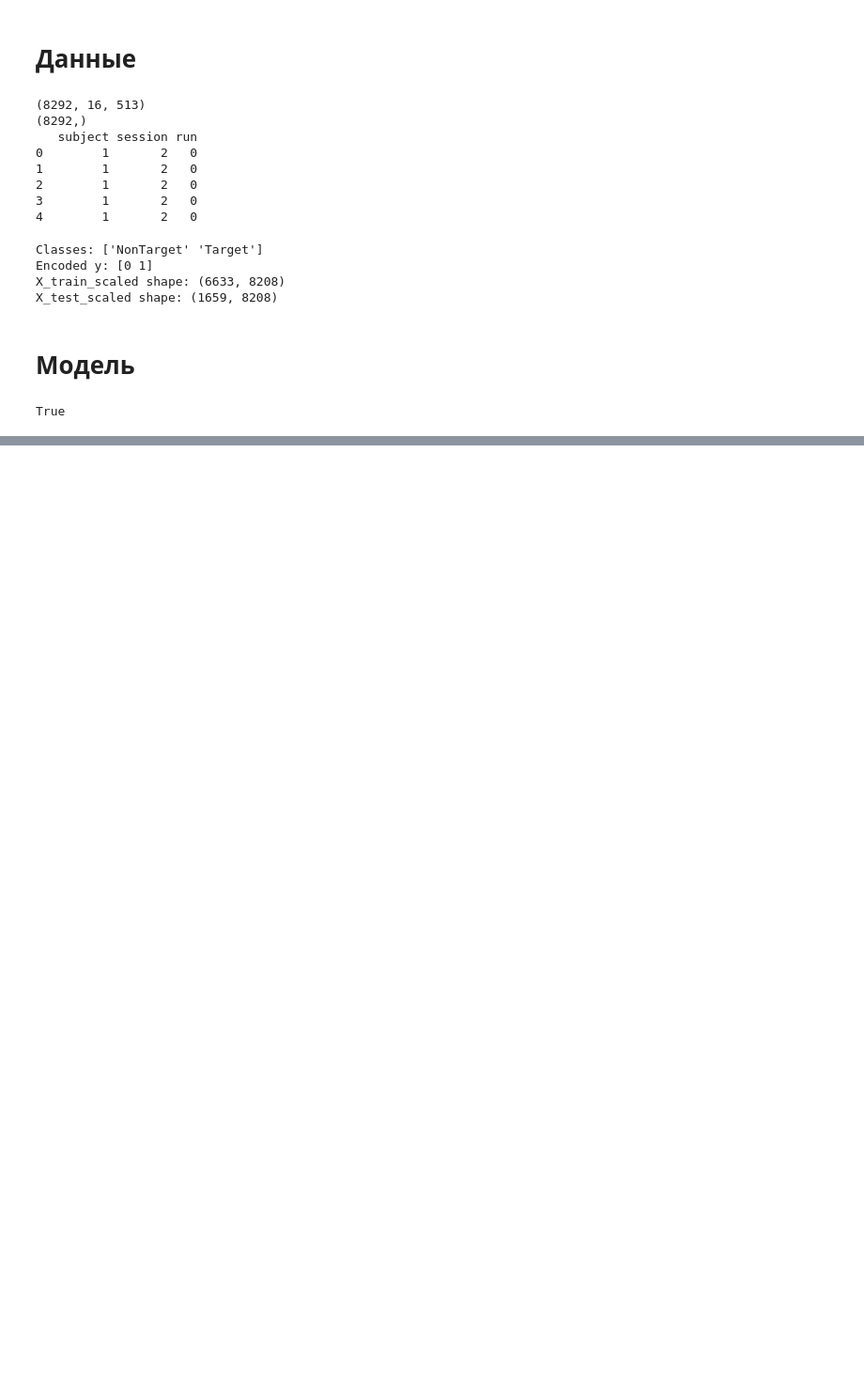
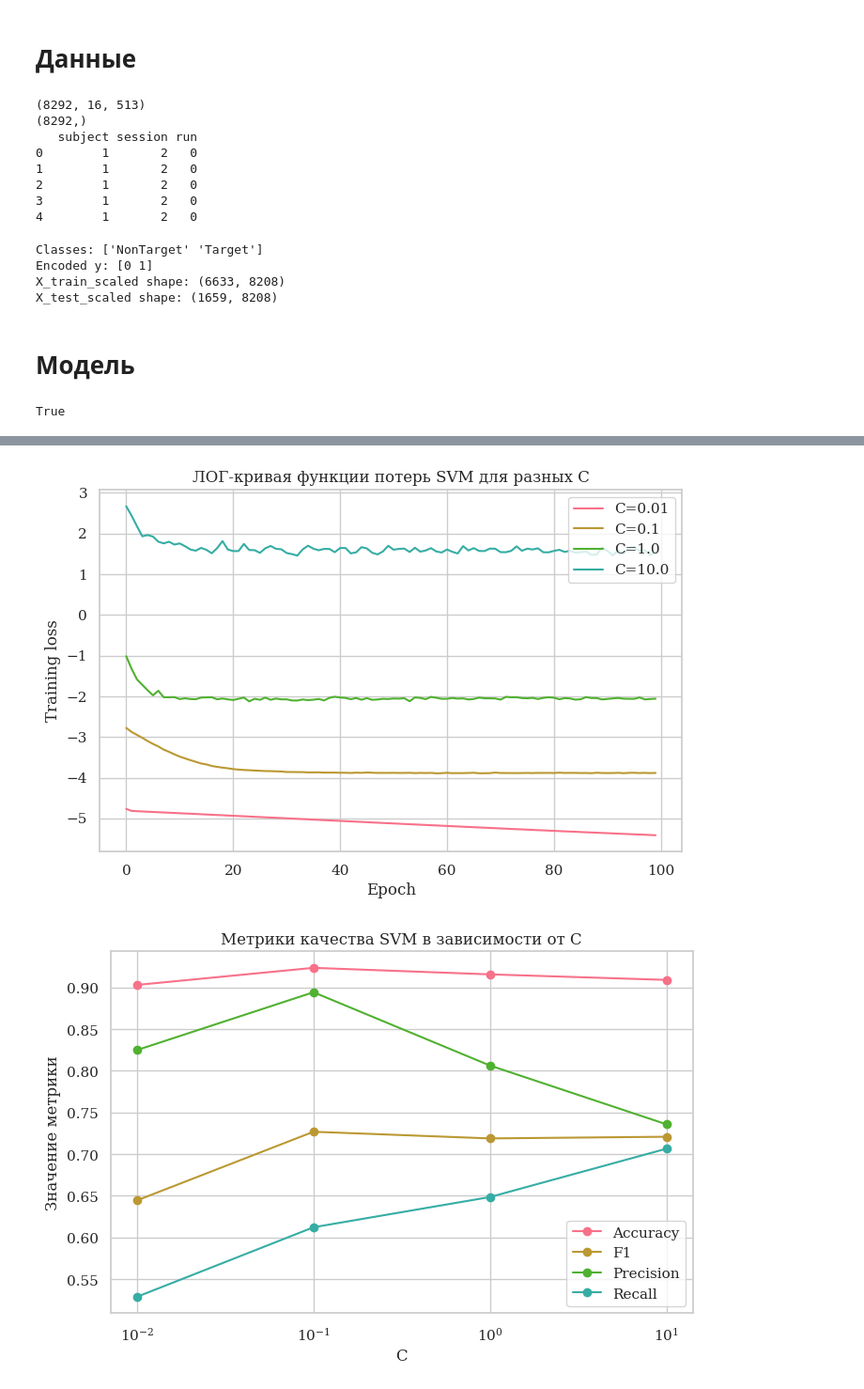
Before and after one commit to daniildiveev/ai-systems, a Jupyter notebook: SVM.ipynb, the cells around one changed output, grey strips where cells are left out. Shown at 94% size. Saved outputs shown, nothing was run; the diff lists cells and outputs as text; code cells hidden in the pictures; blank space fills up the shorter version.

```diff
--- a/SVM.ipynb
+++ b/SVM.ipynb
@@ -281,0 +272,35 @@ plt.show()
+# %%
+import matplotlib.pyplot as plt
+
+plt.figure(figsize=(8, 5))
+for C, loss_curve in results_loss.items():
+    plt.plot(np.log(loss_curve), label=f"C={C}")
+plt.xlabel("Epoch")
+plt.ylabel("Training loss")
+plt.title("ЛОГ-кривая функции потерь SVM для разных C")
+plt.legend()
+plt.grid(True)
+plt.show()
+
+
+Cs = list(results_metrics.keys())
+accs  = [results_metrics[C]["accuracy"]  for C in Cs]
+f1s   = [results_metrics[C]["f1"]        for C in Cs]
+precs = [results_metrics[C]["precision"] for C in Cs]
+recs  = [results_metrics[C]["recall"]    for C in Cs]
+
+plt.figure(figsize=(8, 5))
+plt.plot(Cs, accs,  marker="o", label="Accuracy")
+plt.plot(Cs, f1s,   marker="o", label="F1")
+plt.plot(Cs, precs, marker="o", label="Precision")
+plt.plot(Cs, recs,  marker="o", label="Recall")
+plt.xscale("log")
+plt.xlabel("C")
+plt.ylabel("Значение метрики")
+plt.title("Метрики качества SVM в зависимости от C")
+plt.legend()
+plt.grid(True)
+plt.show()
+# %% [output]
+[figure, added]
+[figure, added]
```
Also changed, not shown: parts of 7 cells of this notebook, 1 other file.
